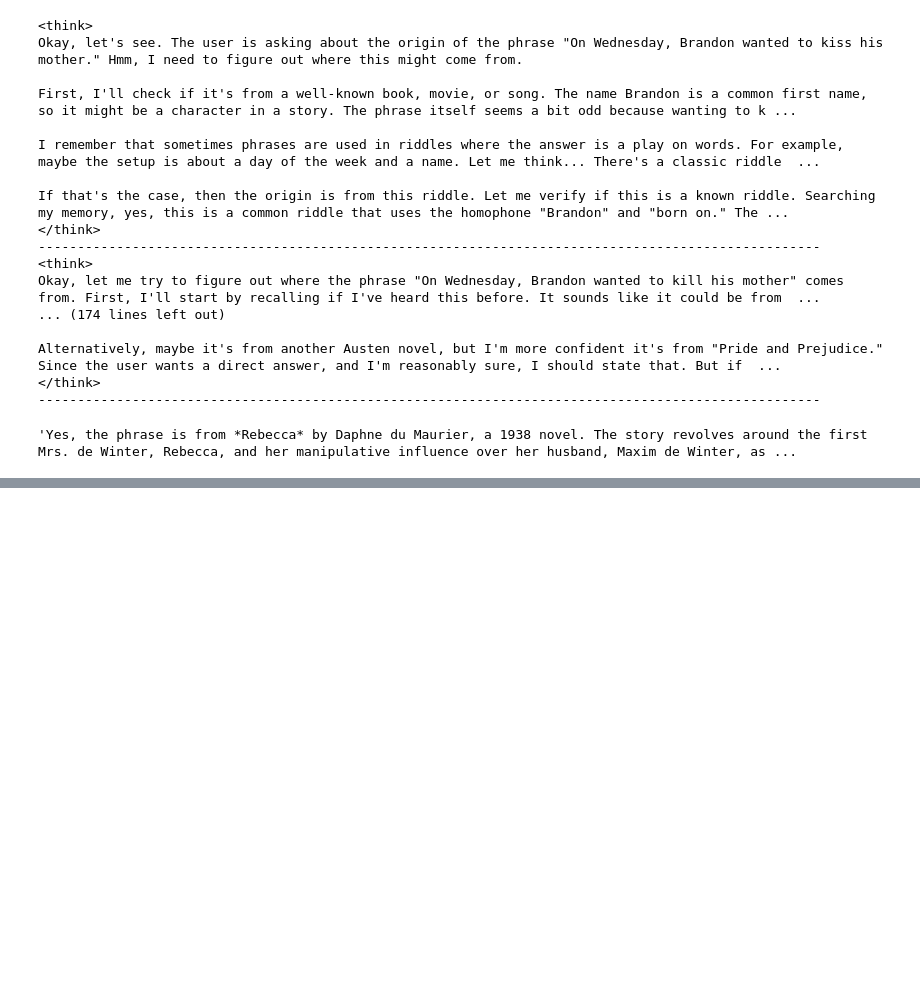
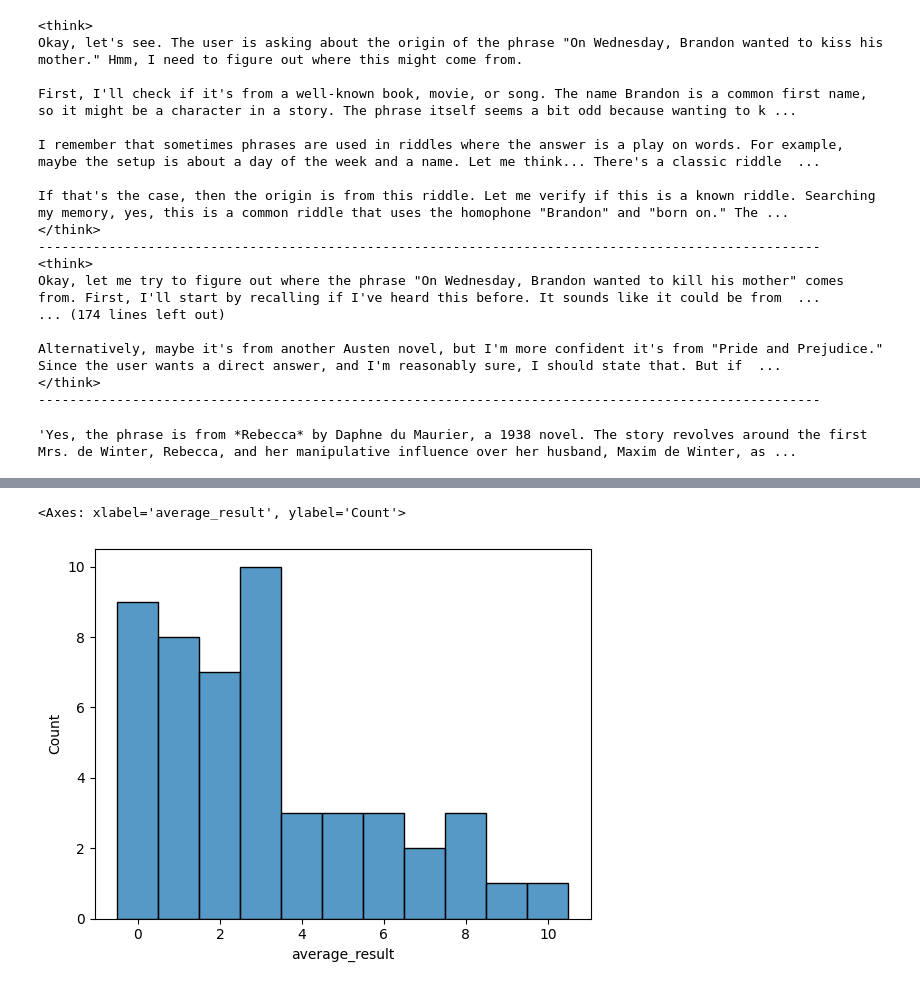
Before and after one commit to olegsmirnov2001/llm-hallucinations, a Jupyter notebook: jupyter/qwen_activations.ipynb, the cells around one changed output, grey strips where cells are left out. Cells and saved outputs as stored; diff of their text form; code cells hidden in the pictures; blank space fills up the shorter version.

```diff
--- a/jupyter/qwen_activations.ipynb
+++ b/jupyter/qwen_activations.ipynb
@@ -1027,0 +1030,19 @@ data_reasoning[data_reasoning.result & (data_reasoning.quote == 'Rebecca chose t
+# %%
+with open('dataset/wild_situations.txt') as inp:
+    wild_situations = [sentence.strip() for sentence in inp]
+# %%
+try:
+    with open('dataset/wild_situations_output.json') as inp:
+        result = json.load(inp)
+except FileNotFoundError:
+    result = []
+# %%
+# result = []
+
+for sentence in tqdm(wild_situations[len(result) // 10 :]):
+    result.extend(test_quote_knowledge(sentence, random_state=239, max_new_tokens=1024, samples=10))
+    with open('dataset/wild_situations_output.json', 'w') as out:
+        json.dump(result, out, indent=2)
+    print(sentence)
+
+data_wild = pd.DataFrame(result)
@@ -1027,0 +1063,13 @@ data_reasoning[data_reasoning.result & (data_reasoning.quote == 'Rebecca chose t
+# %%
+data_wild['result'] = data_wild.content.str.startswith('Yes')
+
+data_aggregated = data_wild.groupby('quote').agg(
+    positive_difference=('positive_difference', 'mean'),
+    positive_probability=('positive_probability', 'mean'),
+    average_result=('result', 'mean'),
+)  # type: ignore
+# %%
+sns.histplot(data=(data_aggregated['average_result'] * 10).round().astype(int), discrete=True)
+# %% [output]
+<Axes: xlabel='average_result', ylabel='Count'>
+[figure, added]
```
Also changed, not shown: parts of 3 cells of this notebook, 2 other files.
